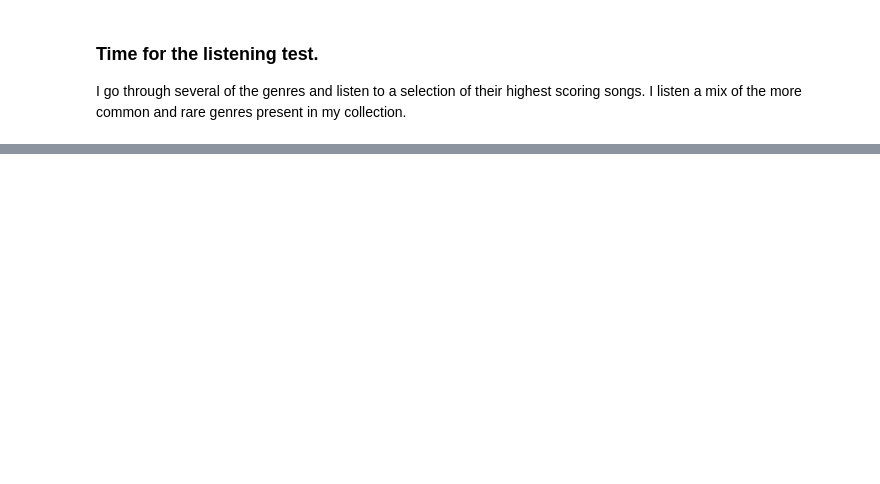
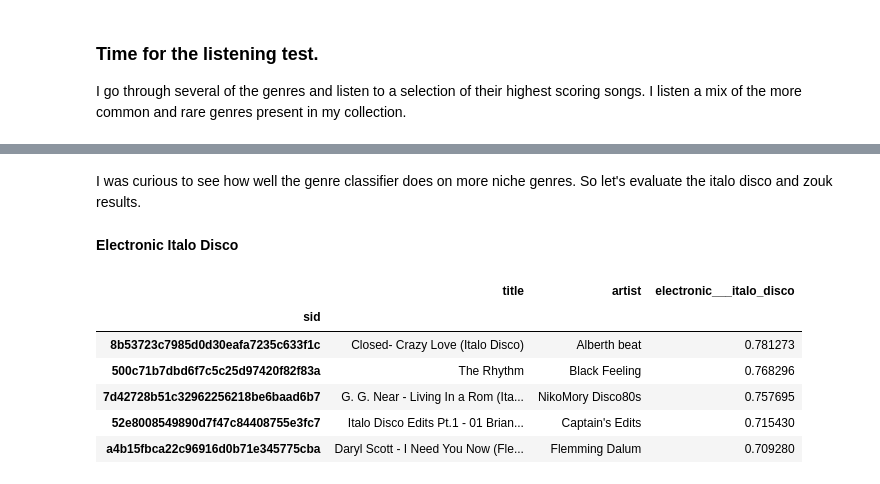
Before and after one commit to GeorgeMcIntire/DataJockey, a Jupyter notebook: EDA Effnet Genres.ipynb, the cells around one changed output, grey strips where cells are left out. Drawn from its saved outputs; the diff is of its cells as text; code cells hidden in the pictures; blank space fills up the shorter version.

```diff
--- a/EDA Effnet Genres.ipynb
+++ b/EDA Effnet Genres.ipynb
@@ -411,0 +462,16 @@ YouTubeVideo('DCBZWX65zig')
+# %% [markdown]
+I was curious to see how well the genre classifier does on more niche genres. So let's evaluate the italo disco and zouk results.
+# %% [markdown]
+**Electronic Italo Disco**
+# %%
+col = 'electronic___italo_disco'
+top_italo_disco = top_songs(col, n = 5)
+top_italo_disco
+# %% [output]
+|  | title | artist | electronic___italo_disco |
+| sid |  |  |  |
+| 8b53723c7985d0d30eafa7235c633f1c | Closed- Crazy Love (Italo Disco) | Alberth beat | 0.781273 |
+| 500c71b7dbd6f7c5c25d97420f82f83a | The Rhythm | Black Feeling | 0.768296 |
+| 7d42728b51c32962256218be6baad6b7 | G. G. Near - Living In a Rom (Ita... | NikoMory Disco80s | 0.757695 |
+| 52e8008549890d7f47c84408755e3fc7 | Italo Disco Edits Pt.1 - 01 Brian... | Captain's Edits | 0.715430 |
+| a4b15fbca22c96916d0b71e345775cba | Daryl Scott - I Need You Now (Fle... | Flemming Dalum | 0.709280 |
```
Also changed, not shown: parts of 59 cells of this notebook.
